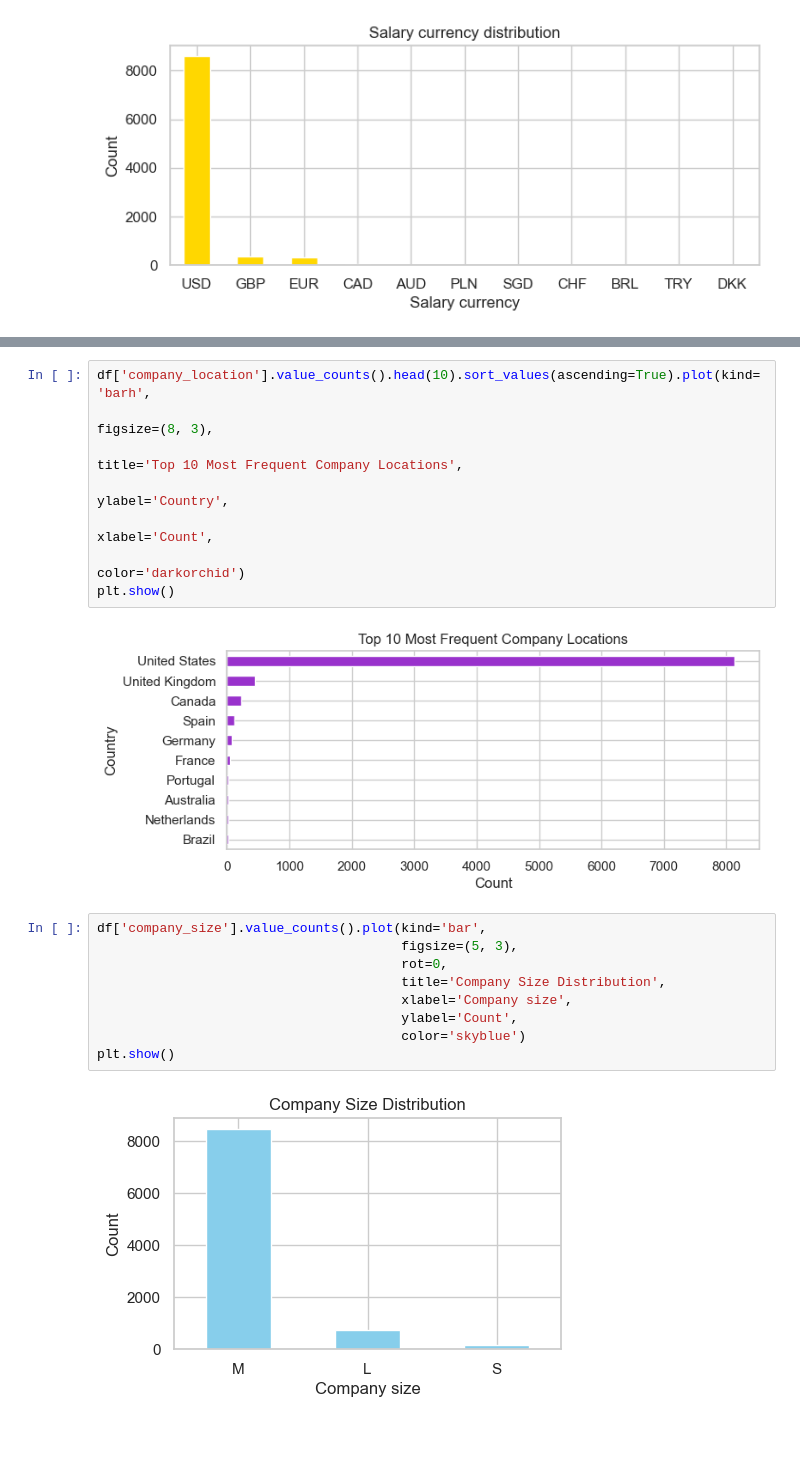
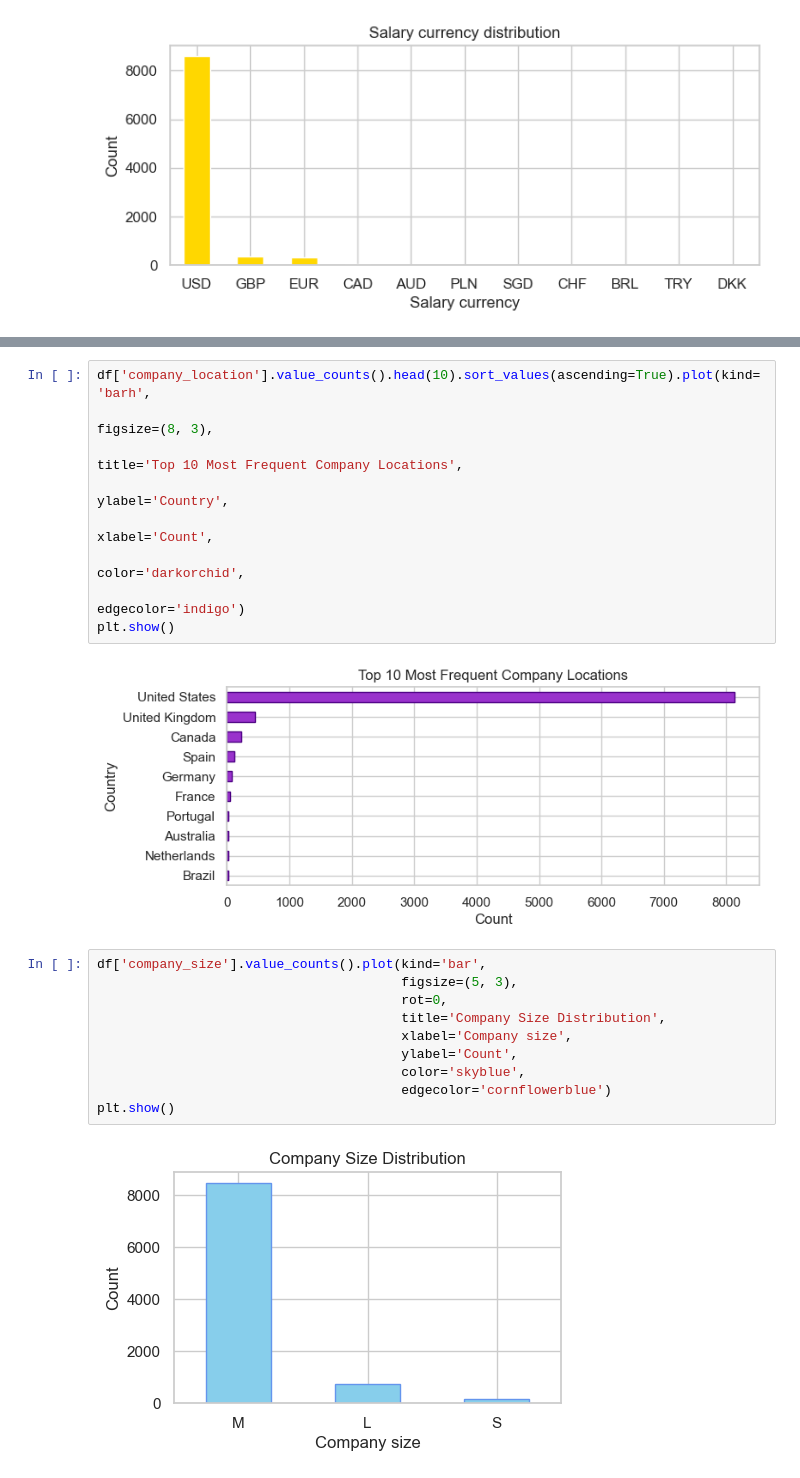
Before and after one commit to DaniloGrujic/data-jobs, a Jupyter notebook: Jobs In Data.ipynb, the cells around one changed output, grey strips where cells are left out. Cells and saved outputs as stored; diff of their text form; blank space fills up the shorter version.

```diff
--- a/Jobs In Data.ipynb
+++ b/Jobs In Data.ipynb
@@ -182,21 +183,23 @@ df['company_location'].value_counts().head(10).sort_values(ascending=True).plot(
                                                                                 title='Top 10 Most Frequent Company Locations',
                                                                                 ylabel='Country',
                                                                                 xlabel='Count',
-                                                                                color='darkorchid')
+                                                                                color='darkorchid',
+                                                                                edgecolor='indigo')
 plt.show()
 # %% [output]
-[figure, old version]
+[figure, new version]
 # %%
 df['company_size'].value_counts().plot(kind='bar',
                                        figsize=(5, 3),
                                        rot=0,
                                        title='Company Size Distribution',
                                        xlabel='Company size',
                                        ylabel='Count',
-                                       color='skyblue')
+                                       color='skyblue',
+                                       edgecolor='cornflowerblue')
 plt.show()
 # %% [output]
-[figure, old version]
+[figure, new version]
 # %%
 most_freq_jobs = df['job_title'].value_counts().head(10).reset_index()
 most_freq_jobs.columns = ['Job Title', 'Frequency']
```
Also changed, not shown: parts of 6 cells of this notebook.
